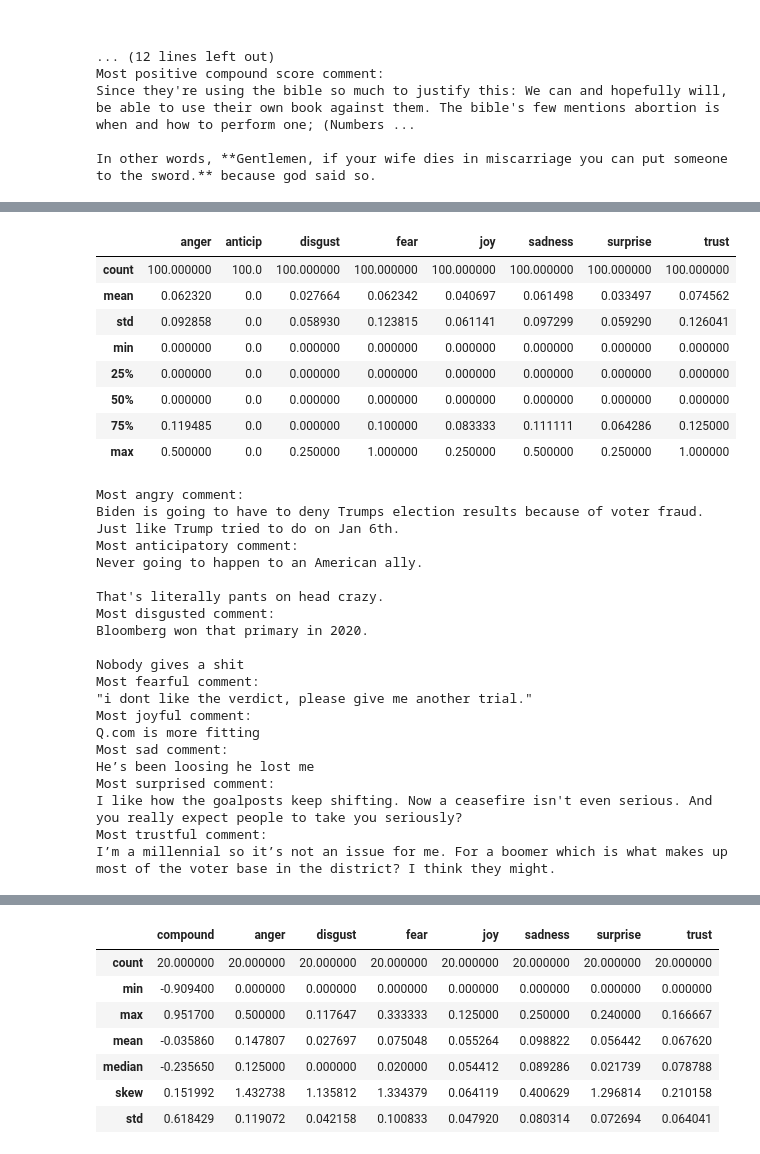
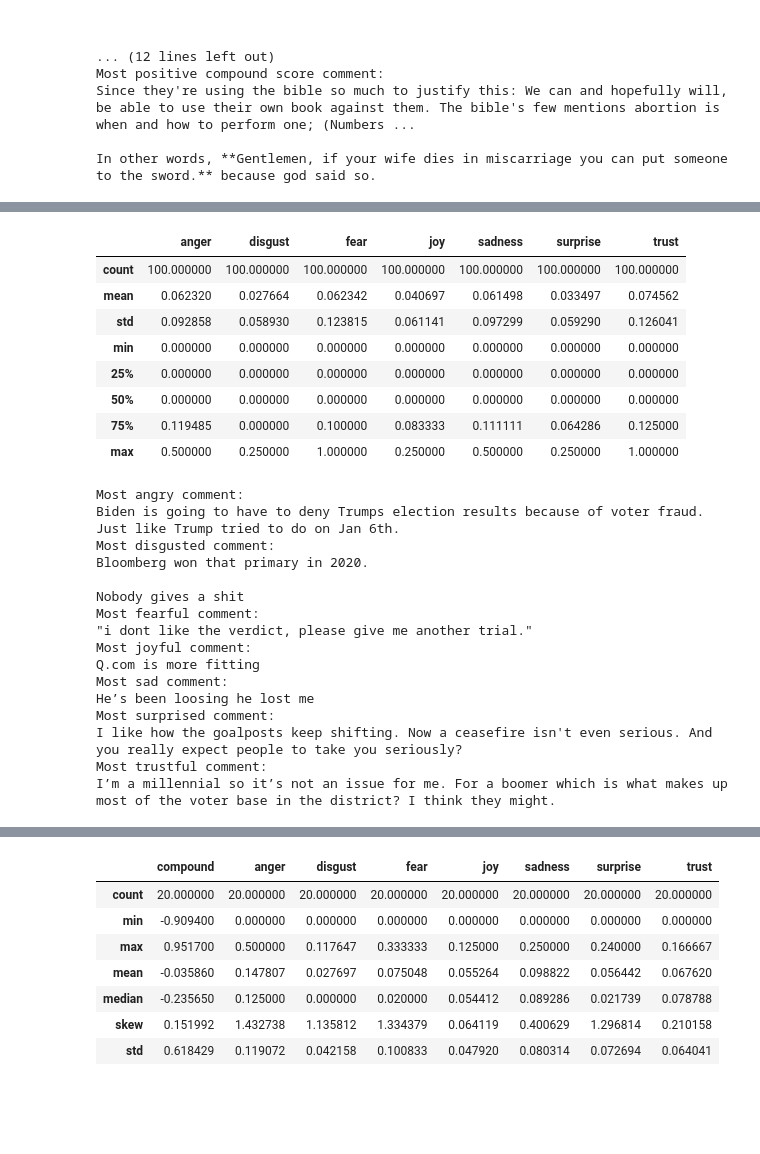
Before and after one commit to vivshaw/politeiamancer, a Jupyter notebook: eda/r_politics_eda.ipynb, the cells around one changed output, grey strips where cells are left out. Drawn from its saved outputs; the diff is of its cells as text; code cells hidden in the pictures; blank space fills up the shorter version.

```diff
--- a/eda/r_politics_eda.ipynb
+++ b/eda/r_politics_eda.ipynb
@@ -164,26 +164,19 @@ from nrclex import NRCLex
 """
 Next up, we'll analyze some emotional valence.
 """
+emotions = ["anger", "disgust", "fear", "joy", "sadness", "surprise", "trust"]
 
 
 def emotion_scores(text):
-    emotions = {
-        "anger": 0,
-        "disgust": 0,
-        "fear": 0,
-        "joy": 0,
-        "sadness": 0,
-        "surprise": 0,
-        "trust": 0,
-    }
+    emotion_dict = {emotion: 0 for emotion in emotions}
 
     affect_frequencies = NRCLex(text).affect_frequencies
 
-    for key in emotions.keys():
-        if key in affect_frequencies:
-            emotions[key] = affect_frequencies[key]
+    for emotion in emotions:
+        if emotion in affect_frequencies:
+            emotion_dict[emotion] = affect_frequencies[emotion]
 
-    return emotions
+    return emotion_dict
 
 
 emotions_df = df["body"].apply(emotion_scores).apply(pd.Series)
@@ -198,19 +184,19 @@ df = pd.concat([df, emotions_df], axis=1)
 # %%
 """
 Let's see some summary stats.
 """
 
-df[["anger", "disgust", "fear", "joy", "sadness", "surprise", "trust"]].describe()
+df[emotions].describe()
 # %% [output]
-|  | anger | anticip | disgust | fear | joy | sadness | surprise | trust |
-| count | 100.000000 | 100.0 | 100.000000 | 100.000000 | 100.000000 | 100.000000 | 100.000000 | 100.000000 |
-| mean | 0.062320 | 0.0 | 0.027664 | 0.062342 | 0.040697 | 0.061498 | 0.033497 | 0.074562 |
-| std | 0.092858 | 0.0 | 0.058930 | 0.123815 | 0.061141 | 0.097299 | 0.059290 | 0.126041 |
-| min | 0.000000 | 0.0 | 0.000000 | 0.000000 | 0.000000 | 0.000000 | 0.000000 | 0.000000 |
-| 25% | 0.000000 | 0.0 | 0.000000 | 0.000000 | 0.000000 | 0.000000 | 0.000000 | 0.000000 |
-| 50% | 0.000000 | 0.0 | 0.000000 | 0.000000 | 0.000000 | 0.000000 | 0.000000 | 0.000000 |
-| 75% | 0.119485 | 0.0 | 0.000000 | 0.100000 | 0.083333 | 0.111111 | 0.064286 | 0.125000 |
-| max | 0.500000 | 0.0 | 0.250000 | 1.000000 | 0.250000 | 0.500000 | 0.250000 | 1.000000 |
+|  | anger | disgust | fear | joy | sadness | surprise | trust |
+| count | 100.000000 | 100.000000 | 100.000000 | 100.000000 | 100.000000 | 100.000000 | 100.000000 |
+| mean | 0.062320 | 0.027664 | 0.062342 | 0.040697 | 0.061498 | 0.033497 | 0.074562 |
+| std | 0.092858 | 0.058930 | 0.123815 | 0.061141 | 0.097299 | 0.059290 | 0.126041 |
+| min | 0.000000 | 0.000000 | 0.000000 | 0.000000 | 0.000000 | 0.000000 | 0.000000 |
+| 25% | 0.000000 | 0.000000 | 0.000000 | 0.000000 | 0.000000 | 0.000000 | 0.000000 |
+| 50% | 0.000000 | 0.000000 | 0.000000 | 0.000000 | 0.000000 | 0.000000 | 0.000000 |
+| 75% | 0.119485 | 0.000000 | 0.100000 | 0.083333 | 0.111111 | 0.064286 | 0.125000 |
+| max | 0.500000 | 0.250000 | 1.000000 | 0.250000 | 0.500000 | 0.250000 | 1.000000 |
 # %%
 """
 OK, most emotional comments?
@@ -248,10 +234,6 @@ print(most_trustful["body"])
 # %% [output]
 Most angry comment:
 Biden is going to have to deny Trumps election results because of voter fraud.  Just like Trump tried to do on Jan 6th.
-Most anticipatory comment:
-Never going to happen to an American ally.
-
-That's literally pants on head crazy.
 Most disgusted comment:
 Bloomberg won that primary in 2020.
 
```
Also changed, not shown: parts of 3 cells of this notebook.
